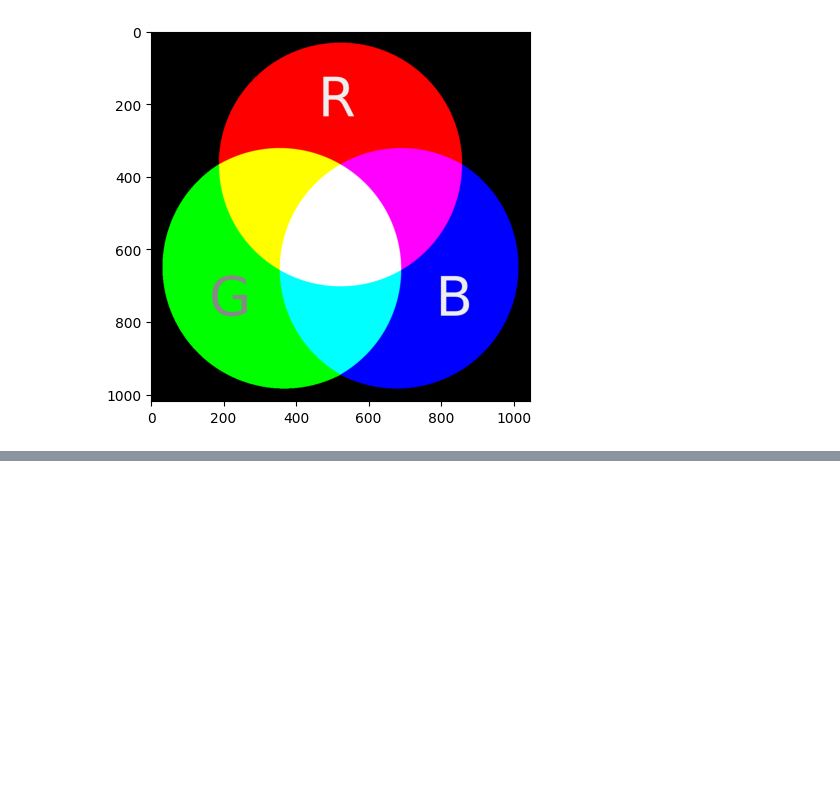
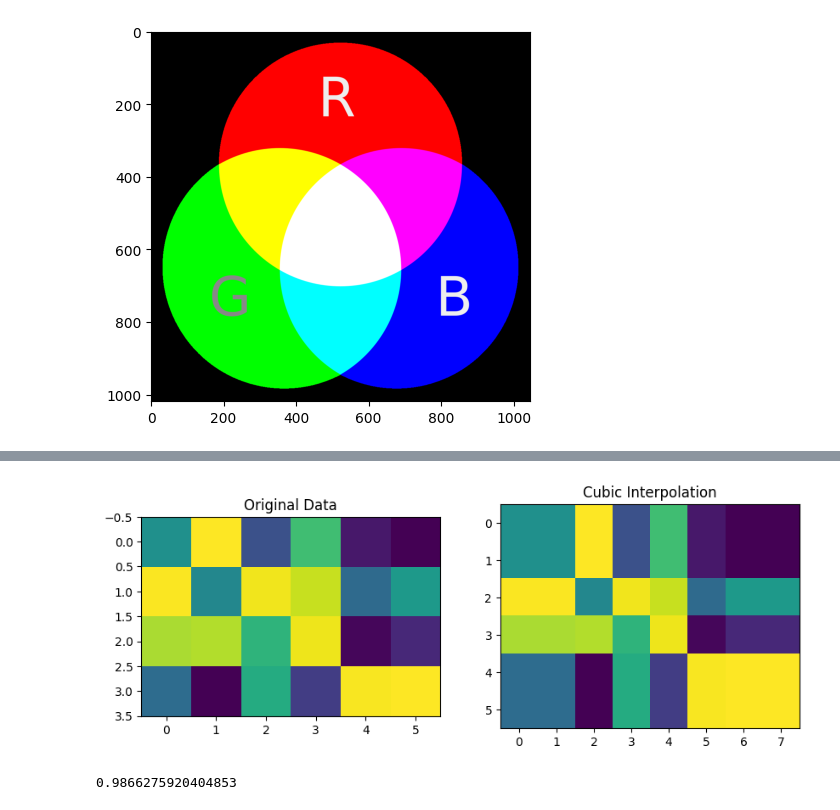
Before and after one commit to jianming1481/py_slambook2, a Jupyter notebook: ch8/test.ipynb, the cells around one changed output, grey strips where cells are left out. Cells and saved outputs as stored; diff of their text form; code cells hidden in the pictures; blank space fills up the shorter version.

Commit message:
Complete padding

```diff
--- a/ch8/test.ipynb
+++ b/ch8/test.ipynb
@@ -271,0 +325,40 @@ plt.show()
+# %%
+import numpy as np
+import matplotlib.pyplot as plt
+
+x = np.linspace(0, 6, 6)
+y = np.linspace(0, 4, 4)
+x, y = np.meshgrid(x, y)
+z = np.sin(x**2 + y**2)
+# padding
+height, width = z.shape
+new_z = np.zeros((height+2, width+2))
+for i in range(height):
+    for j in range(width):
+        # board
+        if i == 0:
+            new_z[i][j+1] = z[i][j]
+        if i==(height-1):
+            new_z[i+2][j+1] = z[i][j]
+        if j==0:
+            new_z[i+1][j] = z[i][j]
+        if j==(width-1):
+            new_z[i+1][j+2] = z[i][j]
+        # 4 corners
+        new_z[0][0] = z[0][0]
+        new_z[0][-1] = z[0][-1]
+        new_z[-1][0] = z[-1][0]
+        new_z[-1][-1] = z[-1][-1]
+        new_z[i+1][j+1] = z[i][j]
+fig, axs = plt.subplots(1, 2, figsize=(10, 4))
+axs[0].imshow(z)
+axs[0].set_title('Original Data')
+axs[1].imshow(new_z)
+axs[1].set_title('Cubic Interpolation')
+plt.show()
+# %% [output]
+[figure, added]
+# %%
+z[3][5]
+# %% [output]
+0.9866275920404853
```
Also changed, not shown: parts of 1 cell of this notebook.
